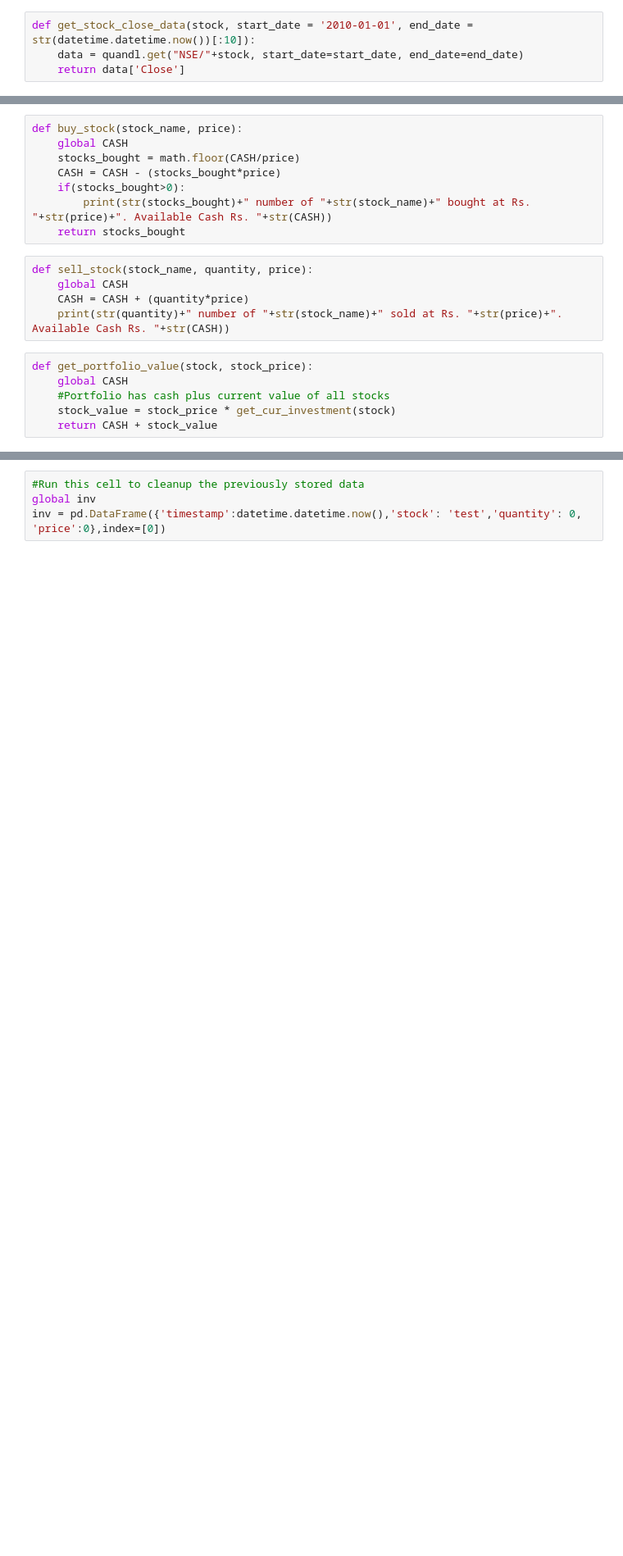
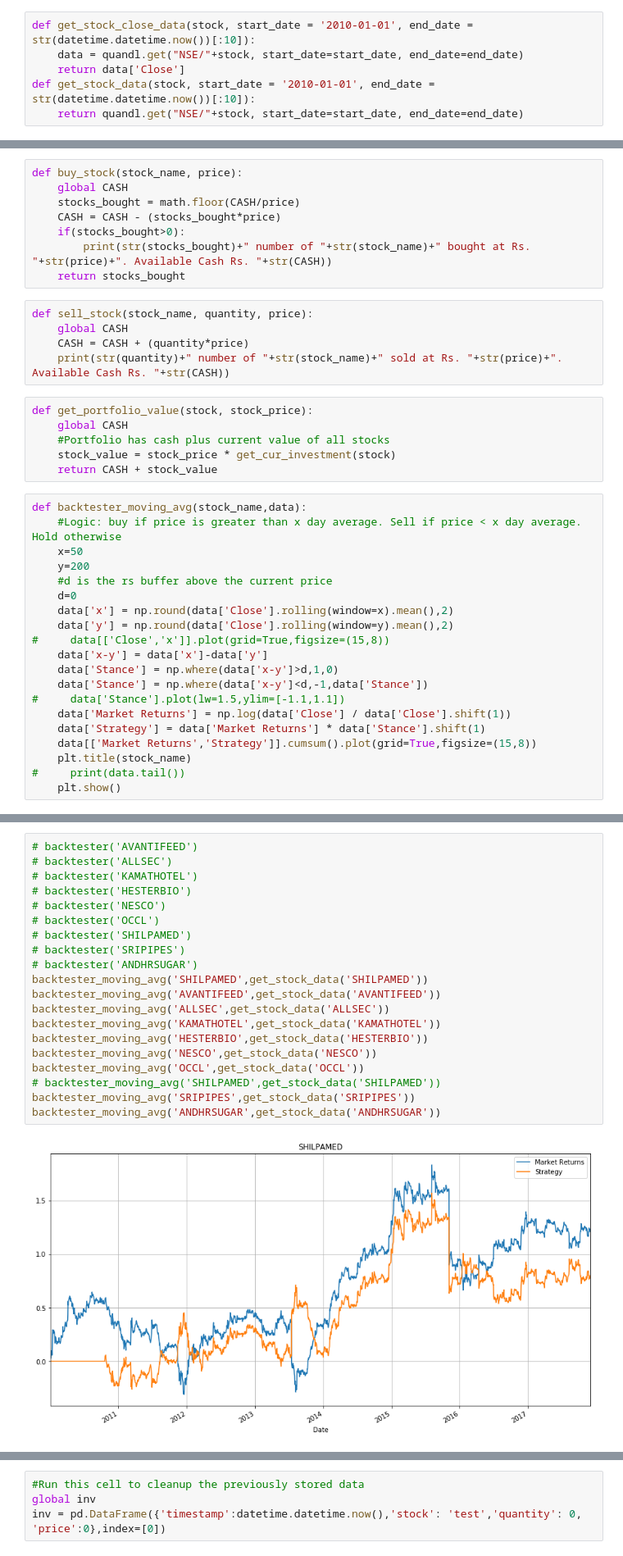
Before and after one commit to iBala/algo_trading, a Jupyter notebook: scripts/fetch_data.ipynb, the cells around one changed output, grey strips where cells are left out. Shown at 82% size. Drawn from its saved outputs; the diff is of its cells as text; blank space fills up the shorter version.

Commit message:
new way of backtest

```diff
--- a/scripts/fetch_data.ipynb
+++ b/scripts/fetch_data.ipynb
@@ -37,6 +37,8 @@ import math
 def get_stock_close_data(stock, start_date = '2010-01-01', end_date = str(datetime.datetime.now())[:10]):
     data = quandl.get("NSE/"+stock, start_date=start_date, end_date=end_date)
     return data['Close']
+def get_stock_data(stock, start_date = '2010-01-01', end_date = str(datetime.datetime.now())[:10]):
+    return quandl.get("NSE/"+stock, start_date=start_date, end_date=end_date)
 # %%
 mydata = get_stock_close_data('KOTAKBANK')
 mydata.tail()
@@ -200,6 +208,26 @@ def get_portfolio_value(stock, stock_price):
     #Portfolio has cash plus current value of all stocks
     stock_value = stock_price * get_cur_investment(stock)
     return CASH + stock_value
+# %%
+def backtester_moving_avg(stock_name,data):
+    #Logic: buy if price is greater than x day average. Sell if price < x day average. Hold otherwise
+    x=50
+    y=200
+    #d is the rs buffer above the current price
+    d=0
+    data['x'] = np.round(data['Close'].rolling(window=x).mean(),2)
+    data['y'] = np.round(data['Close'].rolling(window=y).mean(),2)
+#     data[['Close','x']].plot(grid=True,figsize=(15,8))
+    data['x-y'] = data['x']-data['y']
+    data['Stance'] = np.where(data['x-y']>d,1,0)
+    data['Stance'] = np.where(data['x-y']<d,-1,data['Stance'])
+#     data['Stance'].plot(lw=1.5,ylim=[-1.1,1.1])
+    data['Market Returns'] = np.log(data['Close'] / data['Close'].shift(1))
+    data['Strategy'] = data['Market Returns'] * data['Stance'].shift(1)
+    data[['Market Returns','Strategy']].cumsum().plot(grid=True,figsize=(15,8))
+    plt.title(stock_name)
+#     print(data.tail())
+    plt.show()
 # %%
 def backtester(stock_name, start_date = '2015-01-01', end_date = str(datetime.datetime.now())[:10]):
     stock_data = get_stock_close_data(stock_name, start_date)
@@ -252,0 +285,22 @@ Current value of the portfolio = Rs. 43911.65
+# %%
+# backtester('AVANTIFEED')
+# backtester('ALLSEC')
+# backtester('KAMATHOTEL')
+# backtester('HESTERBIO')
+# backtester('NESCO')
+# backtester('OCCL')
+# backtester('SHILPAMED')
+# backtester('SRIPIPES')
+# backtester('ANDHRSUGAR')
+backtester_moving_avg('SHILPAMED',get_stock_data('SHILPAMED'))
+backtester_moving_avg('AVANTIFEED',get_stock_data('AVANTIFEED'))
+backtester_moving_avg('ALLSEC',get_stock_data('ALLSEC'))
+backtester_moving_avg('KAMATHOTEL',get_stock_data('KAMATHOTEL'))
+backtester_moving_avg('HESTERBIO',get_stock_data('HESTERBIO'))
+backtester_moving_avg('NESCO',get_stock_data('NESCO'))
+backtester_moving_avg('OCCL',get_stock_data('OCCL'))
+# backtester_moving_avg('SHILPAMED',get_stock_data('SHILPAMED'))
+backtester_moving_avg('SRIPIPES',get_stock_data('SRIPIPES'))
+backtester_moving_avg('ANDHRSUGAR',get_stock_data('ANDHRSUGAR'))
+# %% [output]
+[figure, added]
```
Also changed, not shown: parts of 9 cells of this notebook.
